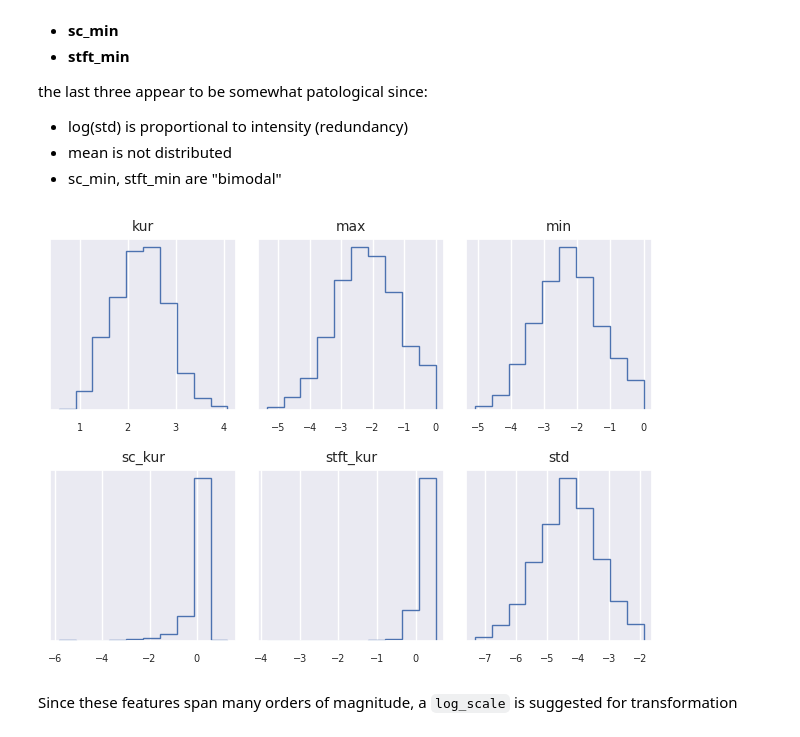
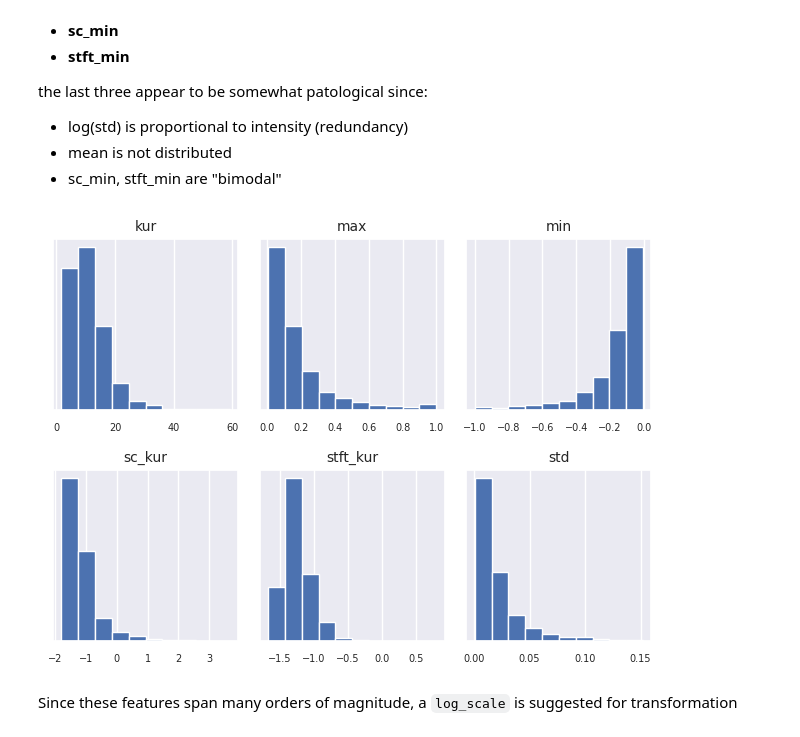
Before and after one commit to djanloo/dynamiting, a Jupyter notebook: UNDERSTANDING/data_understanding.ipynb, the cells around one changed output. Saved outputs shown, nothing was run; the diff lists cells and outputs as text; code cells hidden in the pictures.

```diff
--- a/UNDERSTANDING/data_understanding.ipynb
+++ b/UNDERSTANDING/data_understanding.ipynb
@@ -67,7 +67,7 @@ See report for variables meaning.
 Since `modality` is categorical with only one value we drop it now.
 # %%
 # Categorical/quantitative split
-df.drop(columns=["modality"], inplace=True)
+df.drop(columns=["modality", "channels"], inplace=True)
 categorical_features = ["vocal_channel", "emotion","emotional_intensity",
                         "statement", "repetition", "actor", "sex"]
 quantitative_features = [feat for feat in df.columns if not feat in categorical_features]
@@ -120,7 +120,7 @@ Furthermore, `actor` field has almost 50% of missing values, so it is higly prob
 # %%
 # Remove useless features
 print(quantitative_features)
-useless_features = ["sample_width", "frame_rate", "stft_max"]
+useless_features = ["sample_width", "frame_rate"]
 try:
     df.drop(columns=useless_features, inplace=True)
 except KeyError:
@@ -152,0 +155,34 @@ for ax in axes.flatten()[len(quantitative_features):]:
+# %%
+stats1 = ["min", "max", "mean", "std"]
+stats2 = ["min", "max", "mean", "std", "kur", "skew"]
+mfcc_family = [f"mfcc_{u}" for u in stats1]
+stft_family = [f"stft_{u}" for u in stats2]
+sc_family = [f"sc_{u}" for u in stats2]
+
+stat = "percent"
+element="step"
+bins=40
+
+plt.figure(1,  figsize=(8,4))
+for f in mfcc_family:
+    x = (df[f] -  min(df[f]))/(max(df[f]) - min(df[f]) )
+    ax = sns.histplot(data=x, label=f, bins=bins, alpha=0.4, element=element, stat=stat)
+plt.legend(stats1)
+ax.set(xlabel="mfcc family", ylabel=stat)
+plt.savefig("mfcc_family_hist.pdf")
+
+plt.figure(2, figsize=(8,4))
+for f in sc_family:
+    x = (df[f] -  min(df[f]))/(max(df[f]) - min(df[f]) )
+    ax = sns.histplot(data=x, label=f, bins=bins, alpha=0.4, element=element, stat=stat)
+plt.legend(stats2)
+ax.set(xlabel="sc family", ylabel=stat)
+plt.savefig("sc_family_hist.pdf")
+
+plt.figure(3,  figsize=(8,4))
+for f in stft_family:
+    x = (df[f] -  min(df[f]))/(max(df[f]) - min(df[f]) )
+    ax = sns.histplot(data=x, label=f, bins=bins, alpha=0.4, element=element, stat=stat)
+plt.legend(stats2)
+ax.set(xlabel="stft family", ylabel=stat)
+plt.savefig("stft_family_hist.pdf")
@@ -171,18 +217,18 @@ the last three appear to be somewhat patological since:
 # %%
 fig, axes = plt.subplots(2,3)
 log_scalable_features = ["kur", "max", "min", "sc_kur", "stft_kur", "std"]
 # Single histogram information template
-shit = {"histtype":"step"}
+shit = {}
 for cat, ax in zip(log_scalable_features, axes.flatten()):
-    ax.hist(np.log(np.abs(df[cat]) + 1e-10), **shit)
+    ax.hist(df[cat] , **shit)
     ax.set_yticks([])
     ax.tick_params(axis='both', which='major', labelsize=7)
     ax.set_title(cat, font={"size":10})
 
 for ax in axes.flatten()[len(log_scalable_features):]:
      ax.axis("off")
 # %% [output]
-[figure, old version]
+[figure, new version]
 # %% [markdown]
 Since these features span many orders of magnitude, a `log_scale` is suggested for transformation
 # %% [markdown]
```
Also changed, not shown: parts of 11 cells of this notebook, 4 other files.
